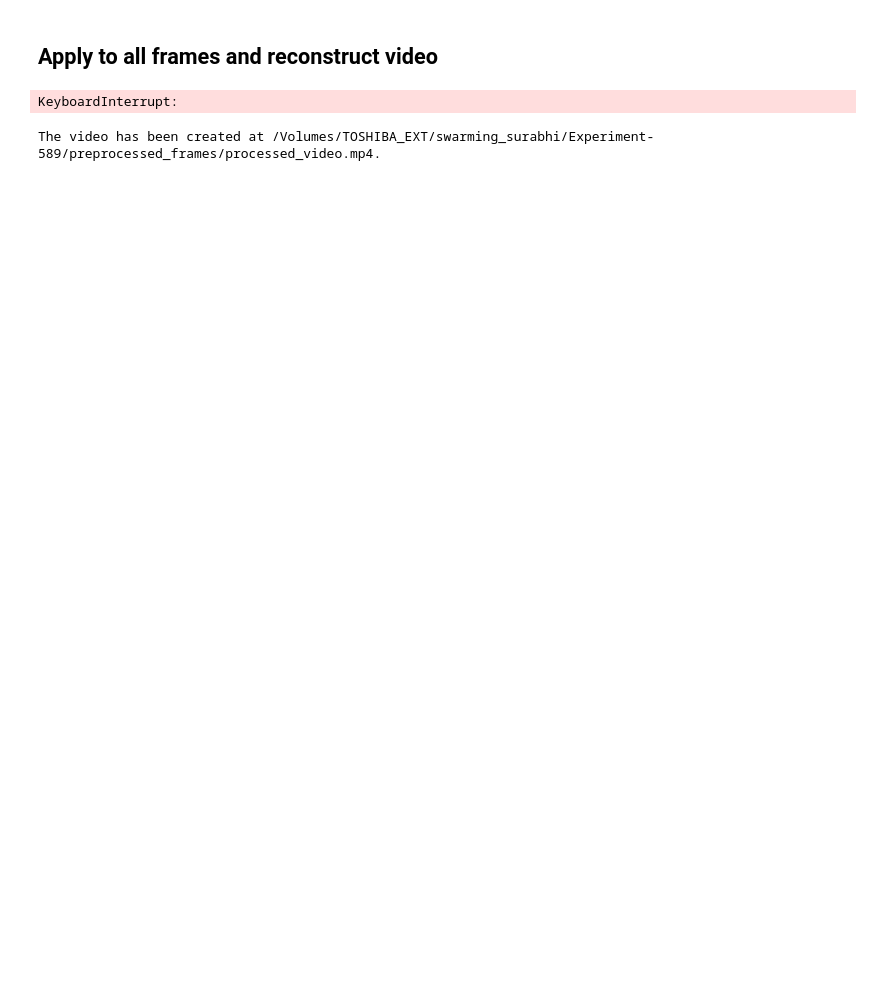
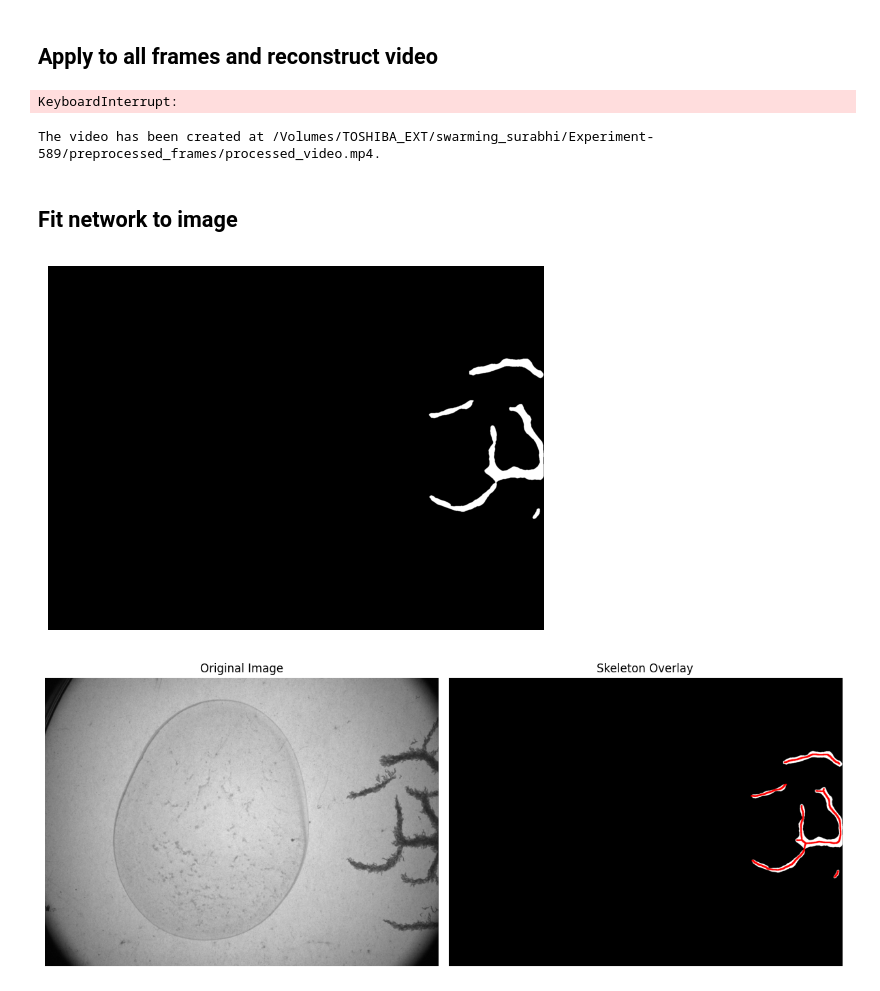
Before and after one commit to erusconiclerici/collectiveNematodes, a Jupyter notebook: Code/Python/swarming_segmentation.ipynb, the cells around one changed output. Saved outputs shown, nothing was run; the diff lists cells and outputs as text; code cells hidden in the pictures; blank space fills up the shorter version.

```diff
--- a/Code/Python/swarming_segmentation.ipynb
+++ b/Code/Python/swarming_segmentation.ipynb
@@ -119,3 +126,42 @@ out.release()
 print(f"The video has been created at {output_video_path}.")
 # %% [output]
 The video has been created at /Volumes/TOSHIBA_EXT/swarming_surabhi/Experiment-589/preprocessed_frames/processed_video.mp4.
+# %% [markdown]
+## Fit network to image ##
+# %%
+from skimage.morphology import dilation, square
+
+# Apply Median Filter
+# The argument to the function is the size of the kernel. Here it's set to 5.
+median_smoothed_image = cv2.medianBlur(lightest_pixels, 29)
+
+# Skeletonize the image to get the center line of white pixels
+# Skeletonize the smoothed image
+skeleton = skeletonize(median_smoothed_image // 255).astype(np.uint8)
+
+# Increase the thickness of the skeleton
+thick_skeleton = dilation(skeleton, square(8))  # Adjust the size for thicker lines as needed
+
+# Convert the median smoothed image to BGR before overlaying the thick skeleton
+thick_overlay_image = cv2.cvtColor(median_smoothed_image, cv2.COLOR_GRAY2BGR)
+thick_overlay_image[thick_skeleton == 1] = [255, 0, 0]  # Red color for the skeleton
+
+# Plot the frame with the lightest pixels
+plt.imshow(median_smoothed_image, cmap='gray')
+# plt.title('Smoothed Image')
+plt.axis('off')
+plt.show()
+
+# Display the images
+fig, axes = plt.subplots(1, 2, figsize=(12, 6))
+axes[0].imshow(background_frames[0], cmap='gray')
+axes[0].set_title('Original Image')
+axes[1].imshow(thick_overlay_image)
+axes[1].set_title('Skeleton Overlay')
+for ax in axes:
+    ax.axis('off')
+plt.tight_layout()
+plt.show()
+# %% [output]
+[figure, added]
+[figure, added]
```
Also changed, not shown: parts of 4 cells of this notebook, 1 other file.
